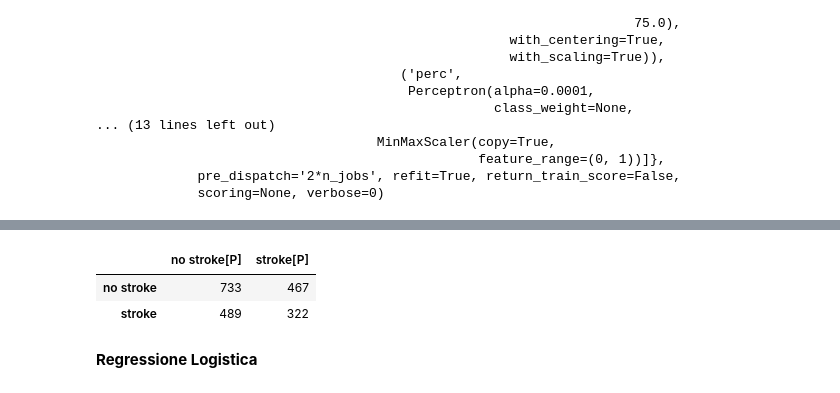
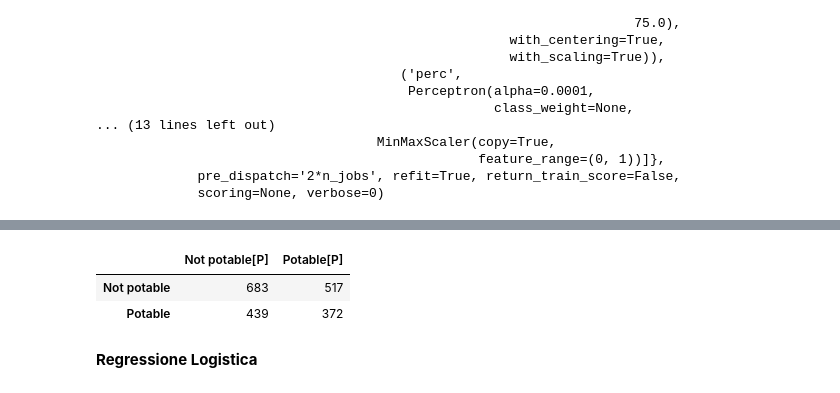
Before and after one commit to aleshark87/data-intensive-project, a Jupyter notebook: Progetto.ipynb, the cells around one changed output, grey strips where cells are left out. Cells and saved outputs as stored; diff of their text form; code cells hidden in the pictures.

```diff
--- a/Progetto.ipynb
+++ b/Progetto.ipynb
@@ -352,12 +352,12 @@ Parametri migliori: {'perc__alpha': 0.0001, 'perc__fit_intercept': True, 'perc__
 # %%
-index = ["no stroke", "stroke"]
-classes = ["no stroke[P]", "stroke[P]"]
+index = ["Not potable", "Potable"]
+classes = ["Not potable[P]", "Potable[P]"]
 perc_conf = pd.DataFrame(confusion_matrix(y, perc_gv.predict(X)), columns=classes, index = index)
 perc_conf
 # %% [output]
-|  | no stroke[P] | stroke[P] |
-| no stroke | 733 | 467 |
-| stroke | 489 | 322 |
+|  | Not potable[P] | Potable[P] |
+| Not potable | 683 | 517 |
+| Potable | 439 | 372 |
 # %% [markdown]
 **Regressione Logistica**
 # %%
```
Also changed, not shown: parts of 9 cells of this notebook.
